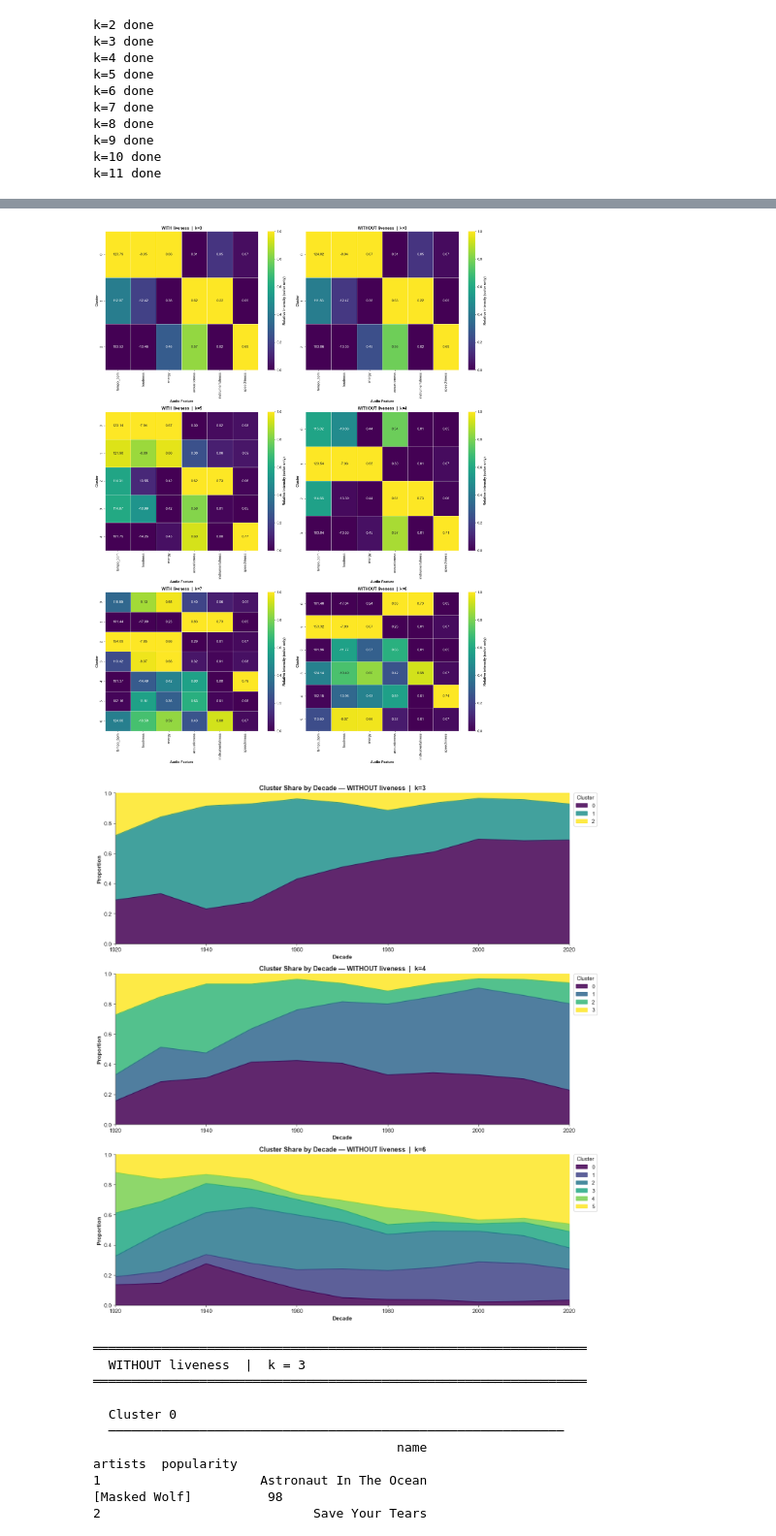
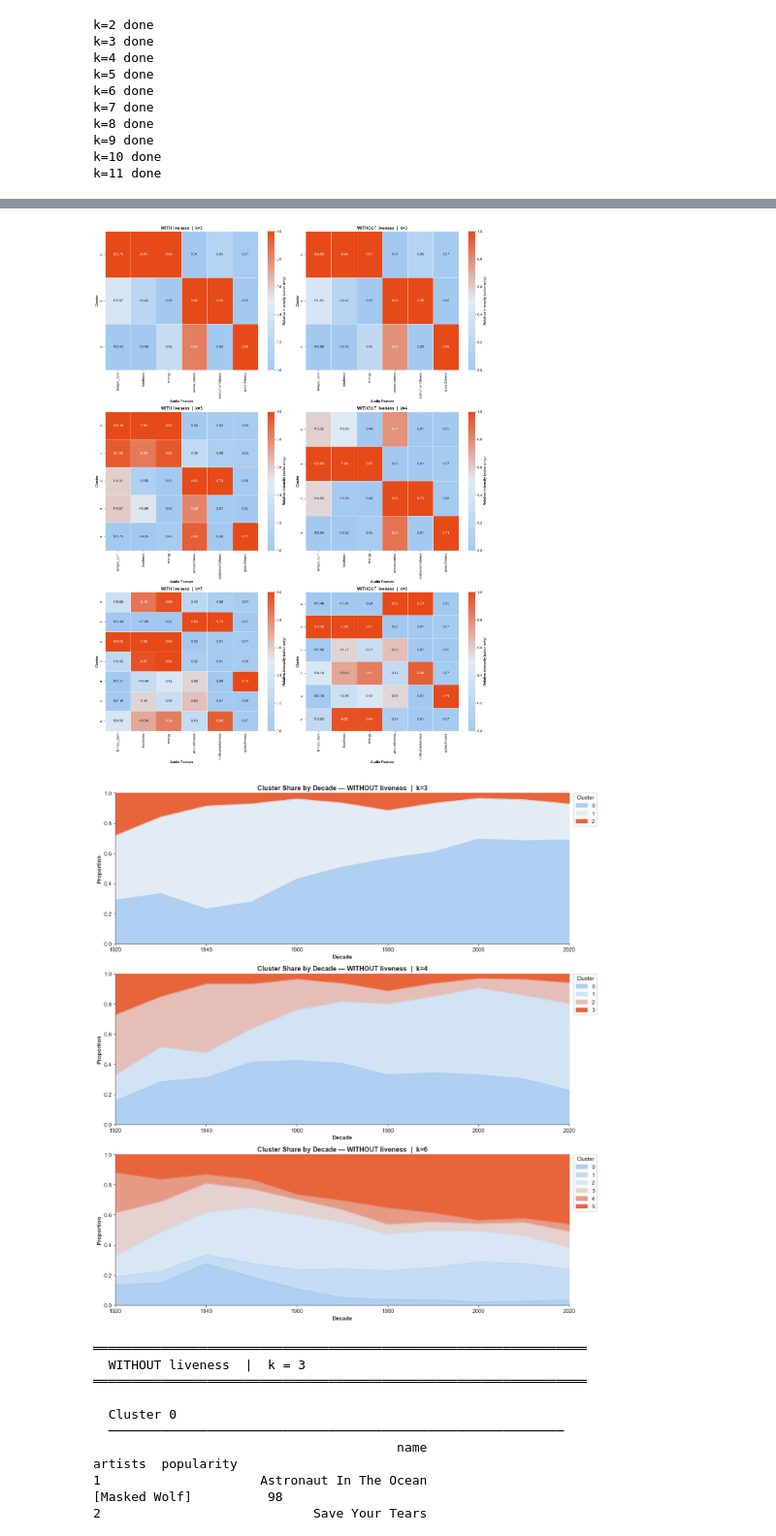
Before and after one commit to manuelcernigoj-lab/spoti-century, a Jupyter notebook: notebooks/01_tracks_elt.ipynb, the cells around one changed output, grey strips where cells are left out. Shown at 97% size. Saved outputs shown, nothing was run; the diff lists cells and outputs as text; code cells hidden in the pictures.

```diff
--- a/notebooks/01_tracks_elt.ipynb
+++ b/notebooks/01_tracks_elt.ipynb
@@ -896,12 +941,13 @@ acoustic and quiet, a different phenomenon from the Loudness War.
 # %%
 import matplotlib.patches as mpatches
 
+
 # Era color mapping — reusing your existing era definitions
 era_colors = {
-    'Early Recording Era': '#6a9bcc',
-    'Rock Era':            '#918fa3',
-    'CD/Digital Era':      '#b98178',
-    'Streaming Era':       '#d97757',
+    'Early Recording Era': '#d1e1f0',
+    'Rock Era':            '#A3C9F1',
+    'CD/Digital Era':      '#be959a',
+    'Streaming Era':       '#E64A19',
 }
 
 def get_era(year):
@@ -937,7 +983,7 @@ for ax, (x_feat, y_feat, subtitle) in zip(axes, pairs):
             era_data[x_feat],
             era_data[y_feat],
             color = color,          # dot color from the era_colors dict
-            alpha = 0.8,            # slight transparency
+            alpha = 1,            # slight transparency
             edgecolors = 'white',   # thin white border on each dot
             linewidths = 0.4,
             s = 60,                 # dot size
@@ -1426,7 +1472,7 @@ for row, k in enumerate([3, 5, 7]):
     sns.heatmap(
         profile_norm,
         annot=True, fmt='.2f',
-        cmap='viridis',
+        cmap='CorporateGradient',
         linewidths=0.5,
         ax=axes[row, 0],
         cbar_kws={'label': 'Normalized Value (0-1)'}
@@ -1457,7 +1503,7 @@ for row, k in enumerate([3, 5, 7]):
         profile_abs_norm,
         annot=profile_abs,   # ← show real values, not normalized ones
         fmt='.2f',
-        cmap='viridis',
+        cmap='CorporateGradient',
         linewidths=0.5,
         ax=axes[row, 1],
         cbar_kws={'label': 'Relative intensity (color only)'}
@@ -1494,7 +1540,7 @@ for ax, k in zip(axes, [3, 5, 7]):
         kind='area',
         stacked=True,
         ax=ax,
-        colormap='viridis',
+        colormap='CorporateGradient',
         alpha=0.85,
         legend=True
     )
@@ -1695,7 +1741,7 @@ for row, (k_orig, k_abl) in enumerate(zip(k_original, k_nolive)):
             profile_abs_norm,
             annot=profile_abs,          # absolute values as annotations
             fmt='.2f',
-            cmap='viridis',
+            cmap='CorporateGradient',
             linewidths=0.5,
             ax=axes[row, col],
             cbar_kws={'label': 'Relative intensity (color only)'}
@@ -1707,7 +1753,7 @@ for row, (k_orig, k_abl) in enumerate(zip(k_original, k_nolive)):
 plt.tight_layout()
 plt.show()
 # %% [output]
-[figure, old version]
+[figure, new version]
 # %%
 # -- Temporal Distribution — Ablation Model (without liveness) --
 
@@ -1723,35 +1769,35 @@ for ax, k in zip(axes, [3, 4, 6]):
         .unstack(fill_value=0)
     )
     decade_props = decade_counts.div(decade_counts.sum(axis=1), axis=0)
 
     # -- [STEP 2] - Plot stacked area chart --
     decade_props.plot(
         kind='area',
         stacked=True,
         ax=ax,
-        colormap='viridis',
+        colormap='CorporateGradient',
         alpha=0.85,
         legend=True
     )
 
     # -- [STEP 3] - Formatting --
     ax.set_title(f'Cluster Share by Decade — WITHOUT liveness  |  k={k}',
                  fontweight='bold')
     ax.set_xlabel('Decade')
     ax.set_ylabel('Proportion')
     ax.set_xlim(decade_props.index.min(), decade_props.index.max())
     ax.set_ylim(0, 1)
     ax.legend(
         title='Cluster',
         bbox_to_anchor=(1.01, 1),
         loc='upper left',
         borderaxespad=0
     )
 
 plt.tight_layout()
 plt.show()
 # %% [output]
-[figure, old version]
+[figure, new version]
 # %%
 # -- Top 10 Popular Tracks per Cluster — Ablation Model (without liveness) --
 
```
Also changed, not shown: parts of 19 cells of this notebook, 6 other files.
